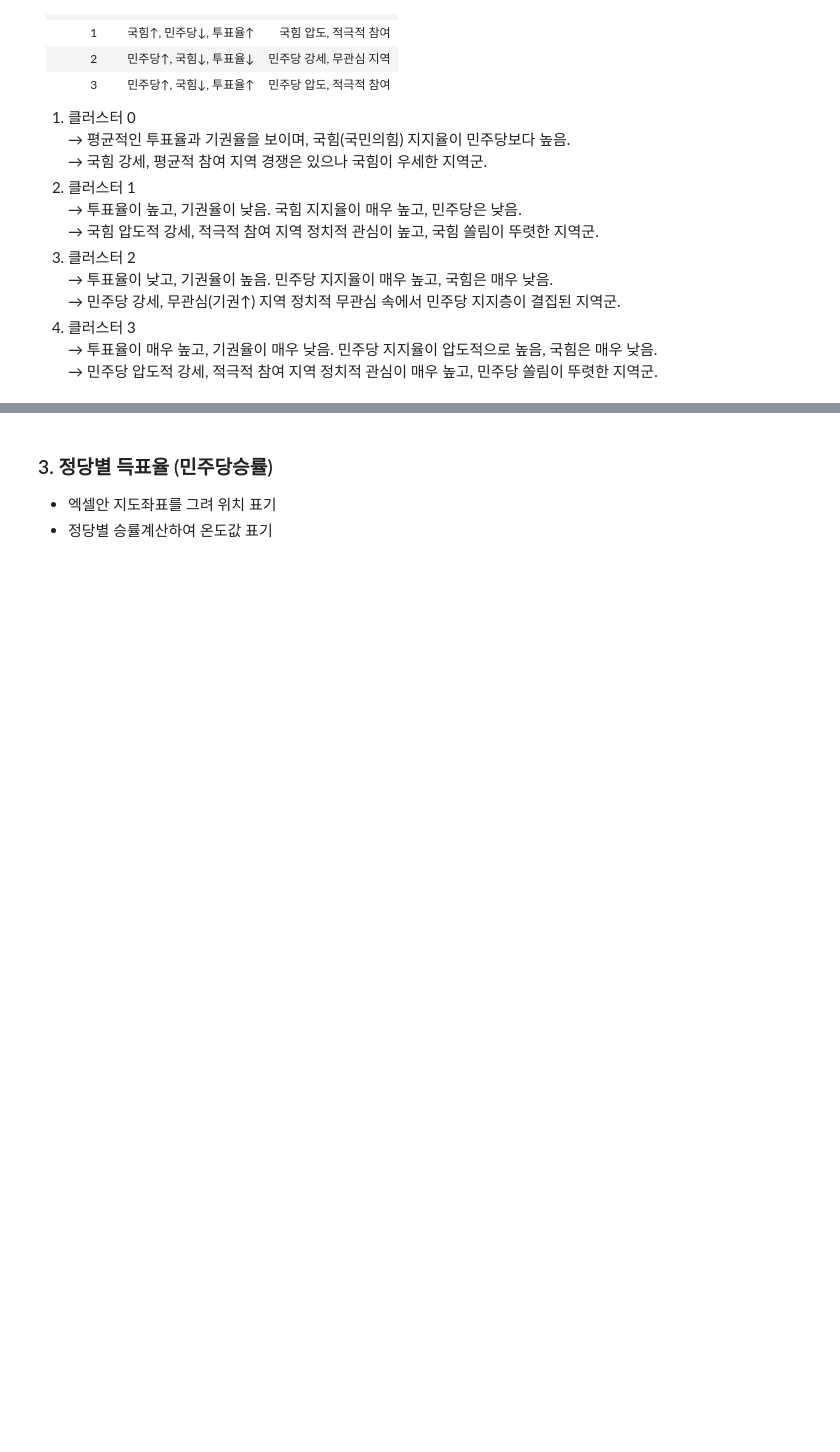
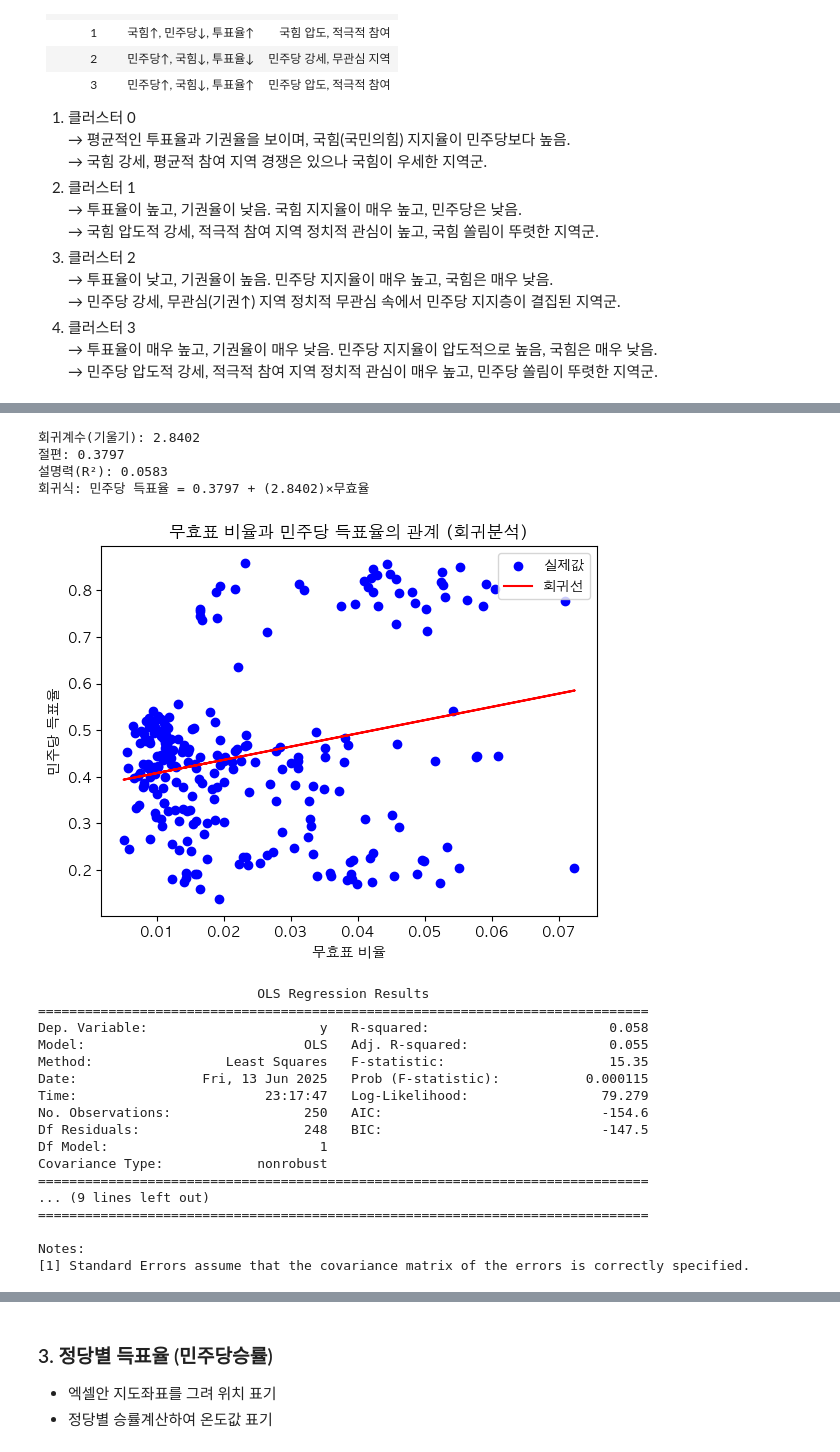
Before and after one commit to Armdiri/TIL, a Jupyter notebook: 인공_0614_기말과제/기말과제_데이터분석.ipynb, the cells around one changed output, grey strips where cells are left out. Cells and saved outputs as stored; diff of their text form; code cells hidden in the pictures; blank space fills up the shorter version.

```diff
--- a/인공_0614_기말과제/기말과제_데이터분석.ipynb
+++ b/인공_0614_기말과제/기말과제_데이터분석.ipynb
@@ -213,0 +188,56 @@ print("설명력(R²):", model.score(X, y))
+# %%
+X = cluster_data[['무효율']].values  # 독립변수: 무효표 비율
+y = cluster_data['민주당비율'].values  # 종속변수: 민주당 득표율
+
+# 회귀분석 모델 생성 및 학습
+reg = LinearRegression()
+reg.fit(X, y)
+
+# 예측값
+y_pred = reg.predict(X)
+
+# 회귀계수, 절편, 설명력(R²)
+print(f'회귀계수(기울기): {reg.coef_[0]:.4f}')
+print(f'절편: {reg.intercept_:.4f}')
+print(f'설명력(R²): {reg.score(X, y):.4f}')
+
+# 회귀식
+terms = [f"({reg.coef_:.4f})×{name}" for reg.coef_, name in zip(reg.coef_, feature_names)]
+equation = " + ".join(terms)
+print(f"회귀식: 민주당 득표율 = {reg.intercept_:.4f} + {equation}")
+
+# 산점도 및 회귀선 시각화
+plt.scatter(X, y, color='blue', label='실제값')
+plt.plot(X, y_pred, color='red', label='회귀선')
+plt.xlabel('무효표 비율')
+plt.ylabel('민주당 득표율')
+plt.title('무효표 비율과 민주당 득표율의 관계 (회귀분석)')
+plt.legend()
+plt.show()
+
+X = sm.add_constant(X)  # 절편 추가
+model = sm.OLS(y, X).fit()
+print(model.summary())
+# %% [output]
+회귀계수(기울기): 2.8402
+절편: 0.3797
+설명력(R²): 0.0583
+회귀식: 민주당 득표율 = 0.3797 + (2.8402)×무효율
+[figure, added]
+                            OLS Regression Results
+==============================================================================
+Dep. Variable:                      y   R-squared:                       0.058
+Model:                            OLS   Adj. R-squared:                  0.055
+Method:                 Least Squares   F-statistic:                     15.35
+Date:                Fri, 13 Jun 2025   Prob (F-statistic):           0.000115
+Time:                        23:17:47   Log-Likelihood:                 79.279
+No. Observations:                 250   AIC:                            -154.6
+Df Residuals:                     248   BIC:                            -147.5
+Df Model:                           1
+Covariance Type:            nonrobust
+==============================================================================
+... (9 lines left out)
+==============================================================================
+
+Notes:
+[1] Standard Errors assume that the covariance matrix of the errors is correctly specified.
```
Also changed, not shown: parts of 5 cells of this notebook.
